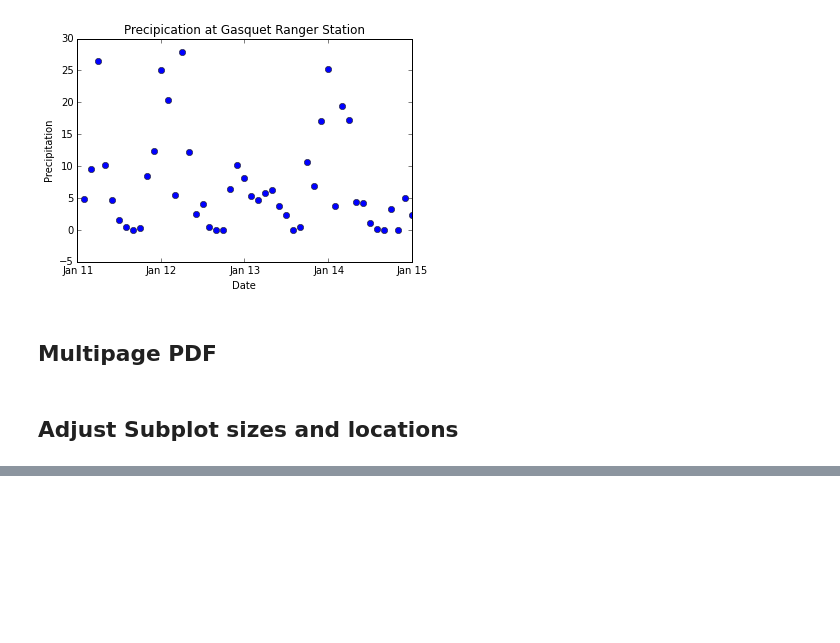
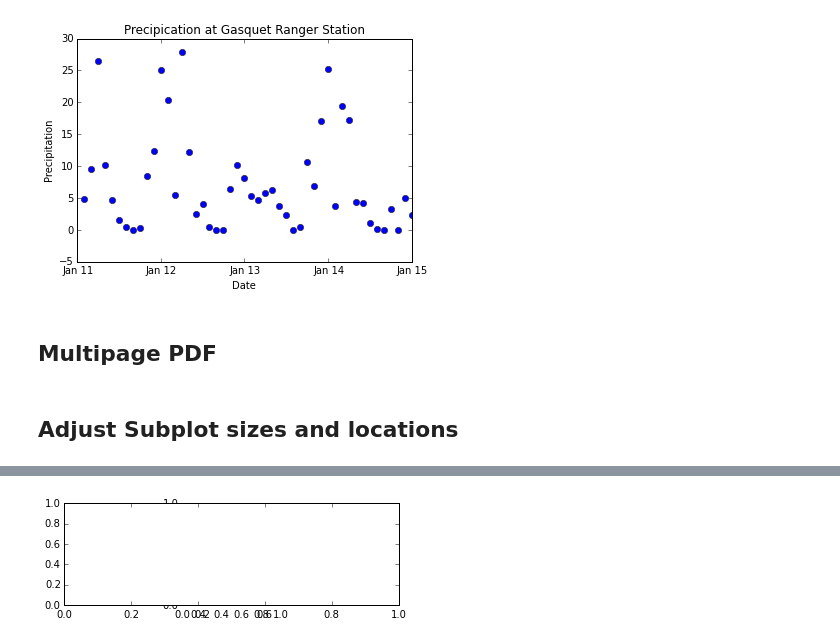
Before and after one commit to jiffyclub/2015-09-09-lbl-labtech, a Jupyter notebook: advanced_matplotlib.ipynb, the cells around one changed output, grey strips where cells are left out. Drawn from its saved outputs; the diff is of its cells as text; code cells hidden in the pictures; blank space fills up the shorter version.

```diff
--- a/advanced_matplotlib.ipynb
+++ b/advanced_matplotlib.ipynb
@@ -195,0 +240,6 @@ ax2.set_position([0.3, 0, 0.65, 0.7])
+# %%
+fig = pyplot.figure()
+ax1 = fig.add_subplot(2, 3, 2)
+ax2 = fig.add_subplot(2,1, 1)
+# %% [output]
+[figure, added]
```
Also changed, not shown: parts of 4 cells of this notebook, 1 other file.
